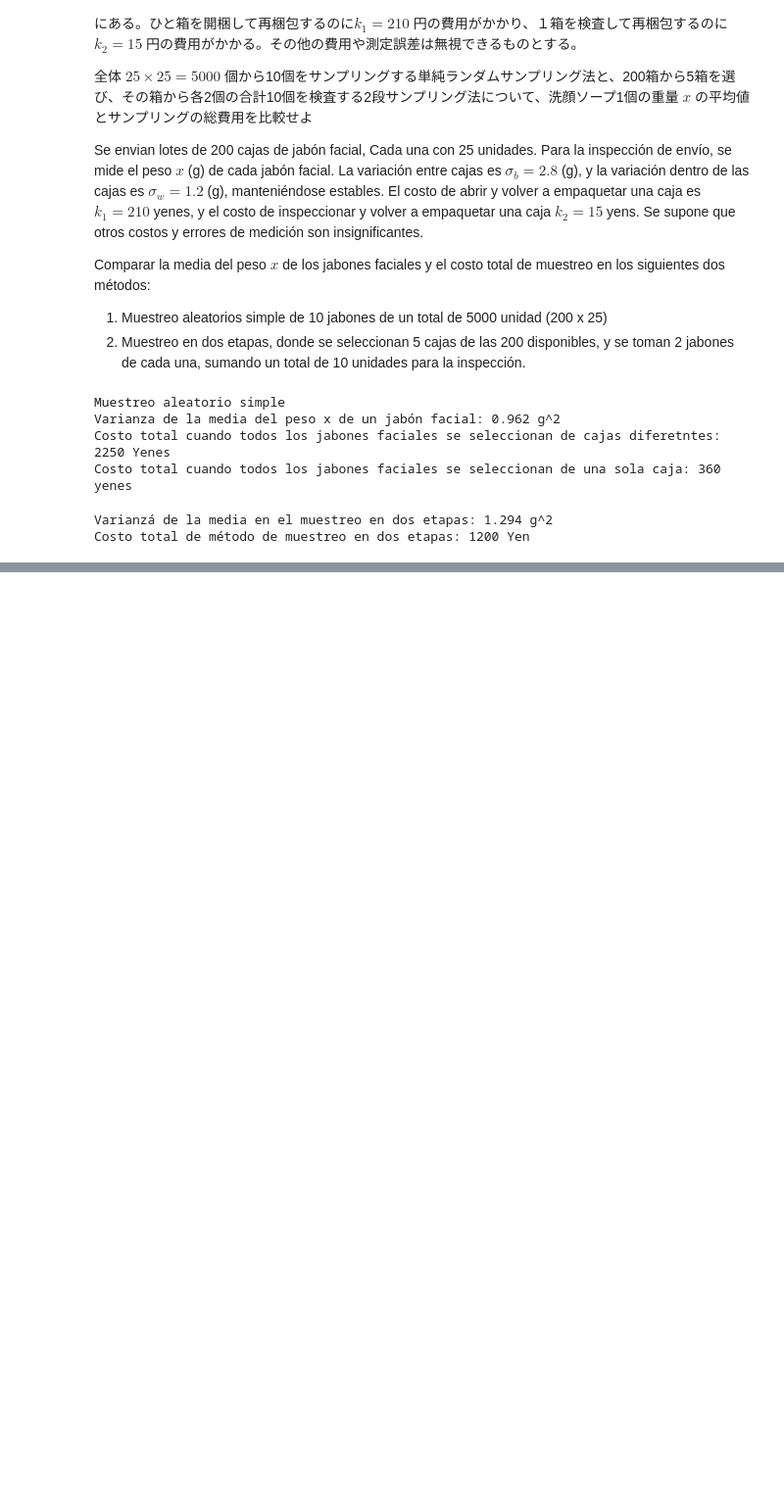
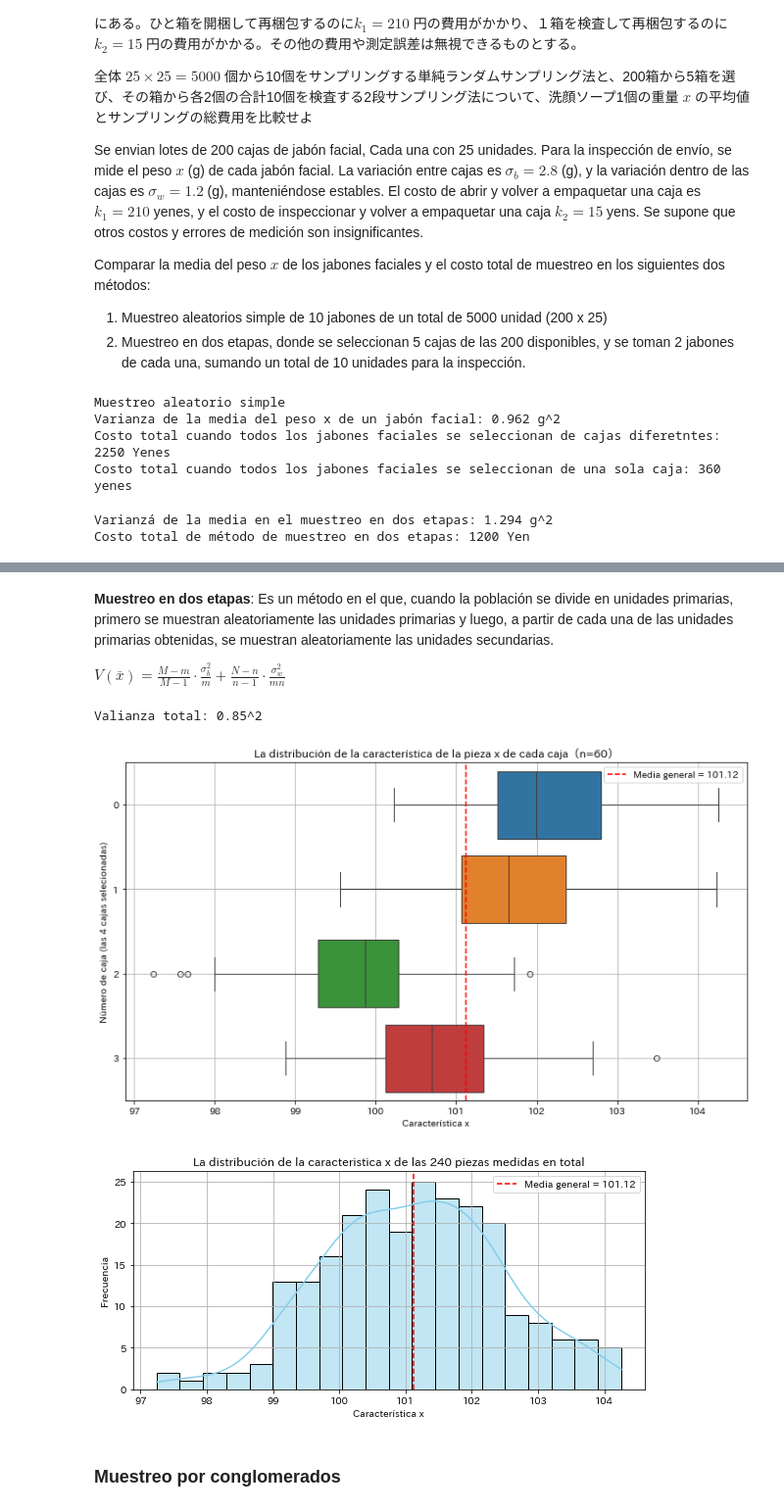
Before and after one commit to HiroshiATakano/QCKentei1, a Jupyter notebook: QCKentei1-1.ipynb, the cells around one changed output, grey strips where cells are left out. Shown at 98% size. Drawn from its saved outputs; the diff is of its cells as text; code cells hidden in the pictures; blank space fills up the shorter version.

```diff
--- a/QCKentei1-1.ipynb
+++ b/QCKentei1-1.ipynb
@@ -101,0 +318,75 @@ Costo total de método de muestreo en dos etapas: 1200 Yen
+# %% [markdown]
+**Muestreo en dos etapas**: Es un método en el que, cuando la población se divide en unidades primarias, primero se muestran aleatoriamente las unidades primarias y luego, a partir de cada una de las unidades primarias obtenidas, se muestran aleatoriamente las unidades secundarias.
+
+$ V(\bar{x}) = \frac{M-m}{M-1} \cdot \frac{\sigma_b^2}{m} + \frac{N-n}{n-1} \cdot \frac{\sigma_w^2}{mn} $
+# %%
+# Configuración de constantes
+M = 12  # Número de cajas
+N = 120  # Número de piezas en cada caja
+MN = M * N  # Total de piezas
+m = 4   # Número de cajas seleccionadas
+n = 60  # Número de piezas seleccionadas de cada caja
+sigma_b2 = 4  # Varianza entre cajas
+sigma_w2 = 1  # Varianza dentro de cada caja
+
+# Se asume que la media poblaciona es 100
+mu = 100
+
+# Cálculo de la varianza (aplicando la corrección por población final)
+var_between = (sigma_b2 / m)*((M-m)/(M-1))  # Varianza entre cajas
+var_within = (sigma_w2 / (m * n)) * ((N - n) / (N - 1))  # Varianza total (con corrección por población finita aplicada)
+
+# Varianza
+total_variance = var_between + var_within
+print(f"Valianza total: {np.sqrt(total_variance):.2f}^2")
+# %% [output]
+Valianza total: 0.85^2
+# %%
+# Las medias poblacionales de cada caja（distribución normal：Varianza entre cajas σ_b^2）
+np.random.seed(0)
+box_means = np.random.normal(loc=mu, scale=np.sqrt(sigma_b2), size=M)
+
+# Seleccionar m cajas al azar
+selected_box_indices = np.random.choice(M, size=m, replace=False)
+selected_means = box_means[selected_box_indices]
+
+# Seleccionar y medir n piezas al azar（distribución：varianza intra-cajaσ_w^2）
+samples = []
+for mean in selected_means:
+    part_samples = np.random.normal(loc=mean, scale=np.sqrt(sigma_w2), size=n)
+    samples.append(part_samples)
+
+samples = np.array(samples)  # shape = (m, n)
+all_samples = samples.flatten()
+
+# Media global de las mediciones
+overall_mean = np.mean(all_samples)
+
+# Visualización：Varianza por Caja
+plt.figure(figsize=(10, 6))
+sns.boxplot(data=samples.T, orient='h')
+plt.title('La distribución de la característica de la pieza x de cada caja（n=60）')
+plt.xlabel('Característica x')
+plt.ylabel('Número de caja (las 4 cajas selecionadas)')
+plt.axvline(overall_mean, color='red', linestyle='--', label=f'Media general = {overall_mean:.2f}')
+plt.legend()
+plt.grid(True)
+plt.tight_layout()
+plt.show()
+
+# Histograma：Distribución general
+plt.figure(figsize=(8, 4))
+sns.histplot(all_samples, bins=20, kde=True, color='skyblue')
+plt.axvline(overall_mean, color='red', linestyle='--', label=f'Media general = {overall_mean:.2f}')
+plt.title('La distribución de la caracteristica x de las 240 piezas medidas en total')
+plt.xlabel('Característica x')
+plt.ylabel('Frecuencia')
+plt.legend()
+plt.grid(True)
+plt.tight_layout()
+plt.show()
+# %% [output]
+[figure, added]
+[figure, added]
+# %% [markdown]
+### Muestreo por conglomerados
```
Also changed, not shown: parts of 31 cells of this notebook, 5 other files.
